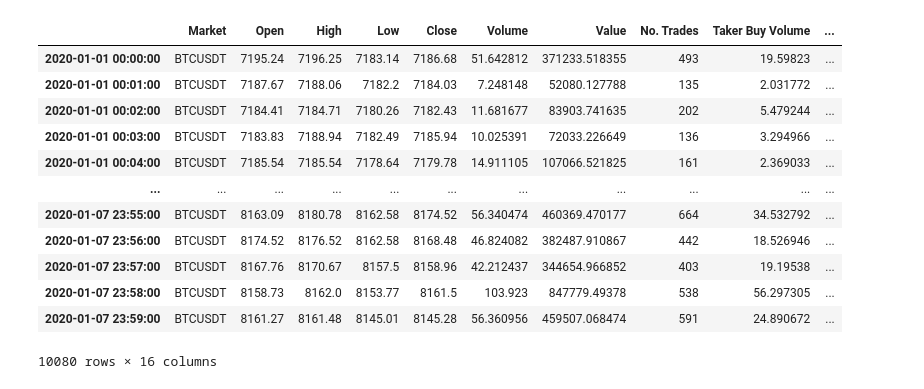
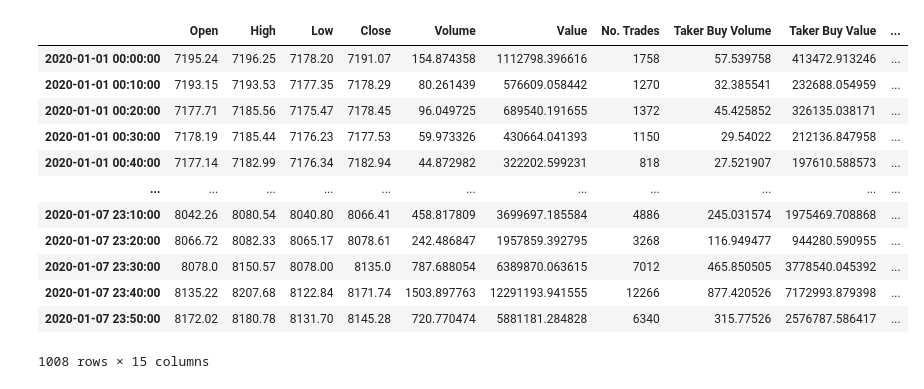
Before and after one commit to MohsenGhodrati/cvx_project_Kalman_Filter, a Jupyter notebook: Experiments.ipynb, the cells around one changed output. Saved outputs shown, nothing was run; the diff lists cells and outputs as text; code cells hidden in the pictures.

```diff
--- a/Experiments.ipynb
+++ b/Experiments.ipynb
@@ -36,0 +52,15 @@ df.loc[selected_indices, df_.columns] = df_.loc[selected_indices].copy()
+# %%
+timeframe = timedelta(minutes=10)
+
+df = df.resample(timeframe).agg({
+    'Open': 'first',
+    'High': 'max',
+    'Low': 'min',
+    'Close': 'last',
+    'Volume': 'sum',
+    'Value': 'sum',
+    'No. Trades': 'sum',
+    'Taker Buy Volume': 'sum',
+    'Taker Buy Value': 'sum'
+})
+df
@@ -37,37 +81,38 @@ df.loc[selected_indices, df_.columns] = df_.loc[selected_indices].copy()
 # %%
 df['Feature 1'] = df['Taker Buy Volume'] / (df['Volume'] + EPSILON) * 100
 
 df['Feature 2'] = (df['Volume'] + EPSILON).pct_change() * 100
 
-df['Feature 3'] = df['Taker Buy Value'] / df['Taker Buy Volume'] - \
-                  ((df['Value'] - df['Taker Buy Value']) / (df['Volume'] - df['Taker Buy Volume'] + EPSILON))
+a = df['Taker Buy Value'] / (df['Taker Buy Volume'] + EPSILON)
+b = (df['Value'] - df['Taker Buy Value']) / (df['Volume'] - df['Taker Buy Volume'] + EPSILON)
+df['Feature 3'] = (a - b) / df['Open'] * RETURN_SCALE * 100
 
 def historical_high_to_low_ratio(window):
     tmp = df['High'].rolling(window).max()
     return (tmp-df['Close']) / (tmp-df['Low'].rolling(window).min() + EPSILON) * 100
 
 for i, t in enumerate([1, 6, 24]):
-    window = int(timedelta(hours=t) / timedelta(minutes=1))
+    window = int(timedelta(hours=t) / timeframe)
     df[f'Feature {4+i}'] = historical_high_to_low_ratio(window)
 
 # period = 10
 # for i in range(period):
 #     df[f'Return {i+1} min'] = (df['Close'].shift(-i-1) / df['Close'] - 1) * 100
 df
 # %% [output]
-|  | Market | Open | High | Low | Close | Volume | Value | No. Trades | Taker Buy Volume | ... |
-| 2020-01-01 00:00:00 | BTCUSDT | 7195.24 | 7196.25 | 7183.14 | 7186.68 | 51.642812 | 371233.518355 | 493 | 19.59823 | ... |
-| 2020-01-01 00:01:00 | BTCUSDT | 7187.67 | 7188.06 | 7182.2 | 7184.03 | 7.248148 | 52080.127788 | 135 | 2.031772 | ... |
-| 2020-01-01 00:02:00 | BTCUSDT | 7184.41 | 7184.71 | 7180.26 | 7182.43 | 11.681677 | 83903.741635 | 202 | 5.479244 | ... |
-| 2020-01-01 00:03:00 | BTCUSDT | 7183.83 | 7188.94 | 7182.49 | 7185.94 | 10.025391 | 72033.226649 | 136 | 3.294966 | ... |
-| 2020-01-01 00:04:00 | BTCUSDT | 7185.54 | 7185.54 | 7178.64 | 7179.78 | 14.911105 | 107066.521825 | 161 | 2.369033 | ... |
+|  | Open | High | Low | Close | Volume | Value | No. Trades | Taker Buy Volume | Taker Buy Value | ... |
+| 2020-01-01 00:00:00 | 7195.24 | 7196.25 | 7178.20 | 7191.07 | 154.874358 | 1112798.396616 | 1758 | 57.539758 | 413472.913246 | ... |
+| 2020-01-01 00:10:00 | 7193.15 | 7193.53 | 7177.35 | 7178.29 | 80.261439 | 576609.058442 | 1270 | 32.385541 | 232688.054959 | ... |
+| 2020-01-01 00:20:00 | 7177.71 | 7185.56 | 7175.47 | 7178.45 | 96.049725 | 689540.191655 | 1372 | 45.425852 | 326135.038171 | ... |
+| 2020-01-01 00:30:00 | 7178.19 | 7185.44 | 7176.23 | 7177.53 | 59.973326 | 430664.041393 | 1150 | 29.54022 | 212136.847958 | ... |
+| 2020-01-01 00:40:00 | 7177.14 | 7182.99 | 7176.34 | 7182.94 | 44.872982 | 322202.599231 | 818 | 27.521907 | 197610.588573 | ... |
 | ... | ... | ... | ... | ... | ... | ... | ... | ... | ... | ... |
-| 2020-01-07 23:55:00 | BTCUSDT | 8163.09 | 8180.78 | 8162.58 | 8174.52 | 56.340474 | 460369.470177 | 664 | 34.532792 | ... |
-| 2020-01-07 23:56:00 | BTCUSDT | 8174.52 | 8176.52 | 8162.58 | 8168.48 | 46.824082 | 382487.910867 | 442 | 18.526946 | ... |
-| 2020-01-07 23:57:00 | BTCUSDT | 8167.76 | 8170.67 | 8157.5 | 8158.96 | 42.212437 | 344654.966852 | 403 | 19.19538 | ... |
-| 2020-01-07 23:58:00 | BTCUSDT | 8158.73 | 8162.0 | 8153.77 | 8161.5 | 103.923 | 847779.49378 | 538 | 56.297305 | ... |
-| 2020-01-07 23:59:00 | BTCUSDT | 8161.27 | 8161.48 | 8145.01 | 8145.28 | 56.360956 | 459507.068474 | 591 | 24.890672 | ... |
+| 2020-01-07 23:10:00 | 8042.26 | 8080.54 | 8040.80 | 8066.41 | 458.817809 | 3699697.185584 | 4886 | 245.031574 | 1975469.708868 | ... |
+| 2020-01-07 23:20:00 | 8066.72 | 8082.33 | 8065.17 | 8078.61 | 242.486847 | 1957859.392795 | 3268 | 116.949477 | 944280.590955 | ... |
+| 2020-01-07 23:30:00 | 8078.0 | 8150.57 | 8078.00 | 8135.0 | 787.688054 | 6389870.063615 | 7012 | 465.850505 | 3778540.045392 | ... |
+| 2020-01-07 23:40:00 | 8135.22 | 8207.68 | 8122.84 | 8171.74 | 1503.897763 | 12291193.941555 | 12266 | 877.420526 | 7172993.879398 | ... |
+| 2020-01-07 23:50:00 | 8172.02 | 8180.78 | 8131.70 | 8145.28 | 720.770474 | 5881181.284828 | 6340 | 315.77526 | 2576787.586417 | ... |
-10080 rows × 16 columns
+1008 rows × 15 columns
 # %%
 # returns = df['Close'].pct_change() * 100 * RETURN_SCALE
 # returns[0] = (df.iloc[0]['Close'] / df.iloc[0]['Open'] - 1) * 100 * RETURN_SCALE
```
Also changed, not shown: parts of 20 cells of this notebook.
